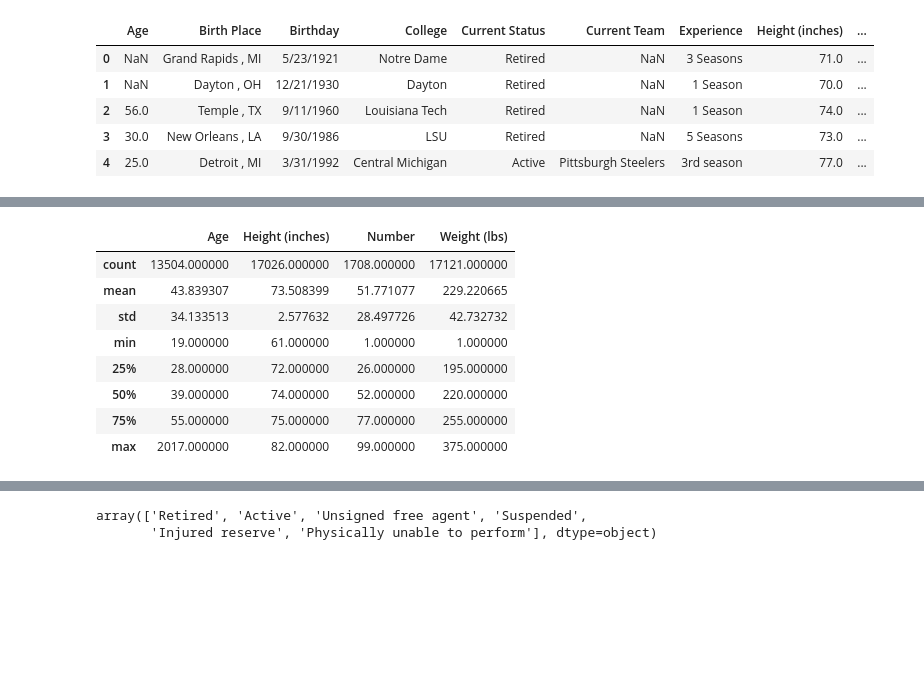
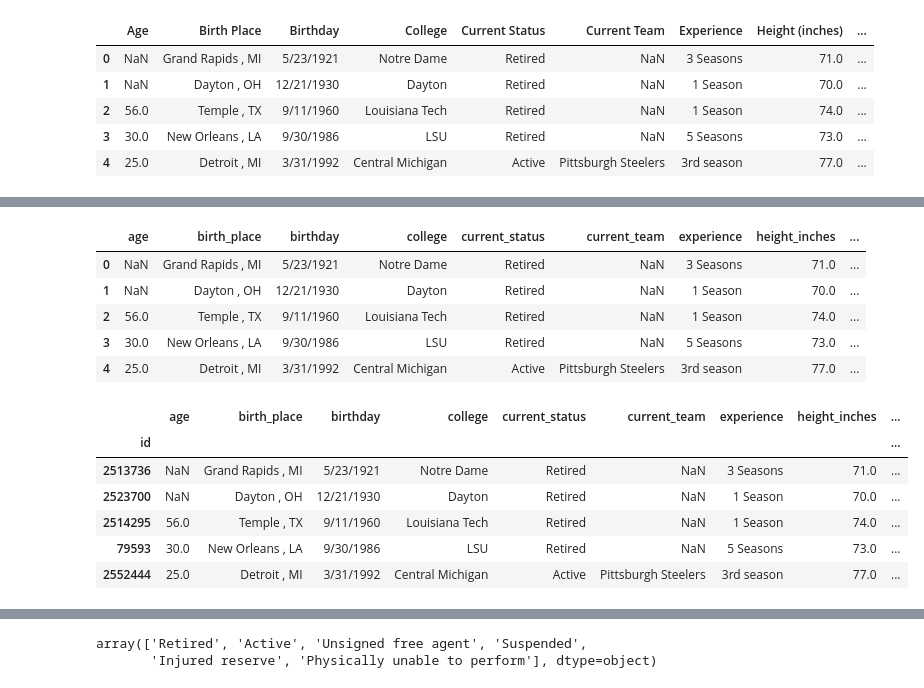
Before and after one commit to ccentola/nfl-eda, a Jupyter notebook: basic_stats.ipynb, the cells around one changed output, grey strips where cells are left out. Cells and saved outputs as stored; diff of their text form; code cells hidden in the pictures; blank space fills up the shorter version.

```diff
--- a/basic_stats.ipynb
+++ b/basic_stats.ipynb
@@ -25,0 +22,10 @@ Index(['Age', 'Birth Place', 'Birthday', 'College', 'Current Status',
+# %%
+def norm_cols(cols):
+    '''
+    converts column naming to traditional database-stle naming convention
+    '''
+    cols = cols.str.replace(' ','_').str.replace('(','').str.replace(')','').str.lower()
+    return cols
+# %%
+df.columns = norm_cols(df.columns)
+df.columns
@@ -46,12 +70,26 @@ memory usage: 2.1+ MB
+# %%
+df['name_id'],df['id'] = df['player_id'].str.split('/',1).str
+df.head()
+# %% [output]
+|  | age | birth_place | birthday | college | current_status | current_team | experience | height_inches | ... |
+| 0 | NaN | Grand Rapids , MI | 5/23/1921 | Notre Dame | Retired | NaN | 3 Seasons | 71.0 | ... |
+| 1 | NaN | Dayton , OH | 12/21/1930 | Dayton | Retired | NaN | 1 Season | 70.0 | ... |
+| 2 | 56.0 | Temple , TX | 9/11/1960 | Louisiana Tech | Retired | NaN | 1 Season | 74.0 | ... |
+| 3 | 30.0 | New Orleans , LA | 9/30/1986 | LSU | Retired | NaN | 5 Seasons | 73.0 | ... |
+| 4 | 25.0 | Detroit , MI | 3/31/1992 | Central Michigan | Active | Pittsburgh Steelers | 3rd season | 77.0 | ... |
+# %%
+# drop old player_id column
+df.drop('player_id',1,inplace=True)
+# %%
+# set new id as index
+df.set_index('id',inplace=True)
 # %%
-df.describe()
+df.head()
 # %% [output]
-|  | Age | Height (inches) | Number | Weight (lbs) |
-| count | 13504.000000 | 17026.000000 | 1708.000000 | 17121.000000 |
-| mean | 43.839307 | 73.508399 | 51.771077 | 229.220665 |
-| std | 34.133513 | 2.577632 | 28.497726 | 42.732732 |
-| min | 19.000000 | 61.000000 | 1.000000 | 1.000000 |
-| 25% | 28.000000 | 72.000000 | 26.000000 | 195.000000 |
-| 50% | 39.000000 | 74.000000 | 52.000000 | 220.000000 |
-| 75% | 55.000000 | 75.000000 | 77.000000 | 255.000000 |
-| max | 2017.000000 | 82.000000 | 99.000000 | 375.000000 |
+|  | age | birth_place | birthday | college | current_status | current_team | experience | height_inches | ... |
+| id |  |  |  |  |  |  |  |  | ... |
+| 2513736 | NaN | Grand Rapids , MI | 5/23/1921 | Notre Dame | Retired | NaN | 3 Seasons | 71.0 | ... |
+| 2523700 | NaN | Dayton , OH | 12/21/1930 | Dayton | Retired | NaN | 1 Season | 70.0 | ... |
+| 2514295 | 56.0 | Temple , TX | 9/11/1960 | Louisiana Tech | Retired | NaN | 1 Season | 74.0 | ... |
+| 79593 | 30.0 | New Orleans , LA | 9/30/1986 | LSU | Retired | NaN | 5 Seasons | 73.0 | ... |
+| 2552444 | 25.0 | Detroit , MI | 3/31/1992 | Central Michigan | Active | Pittsburgh Steelers | 3rd season | 77.0 | ... |
```
Also changed, not shown: parts of 13 cells of this notebook.
